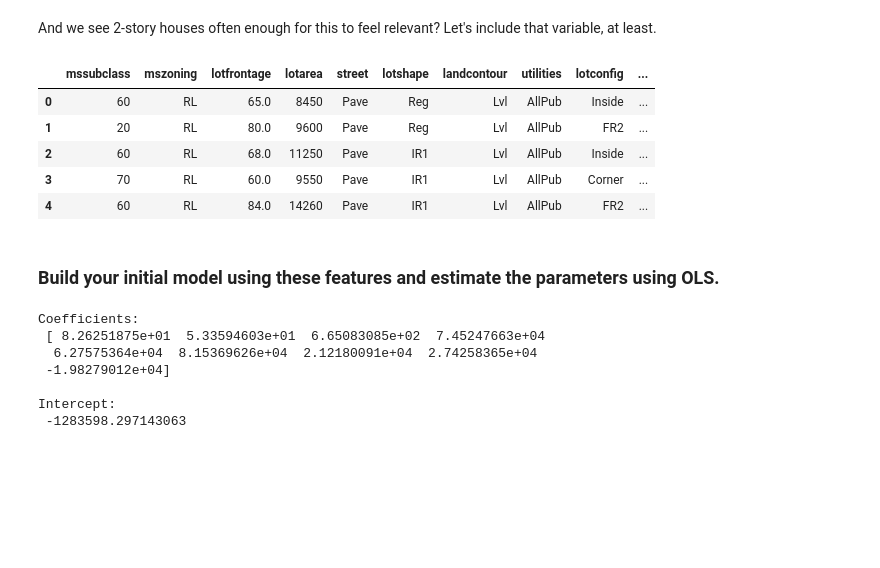
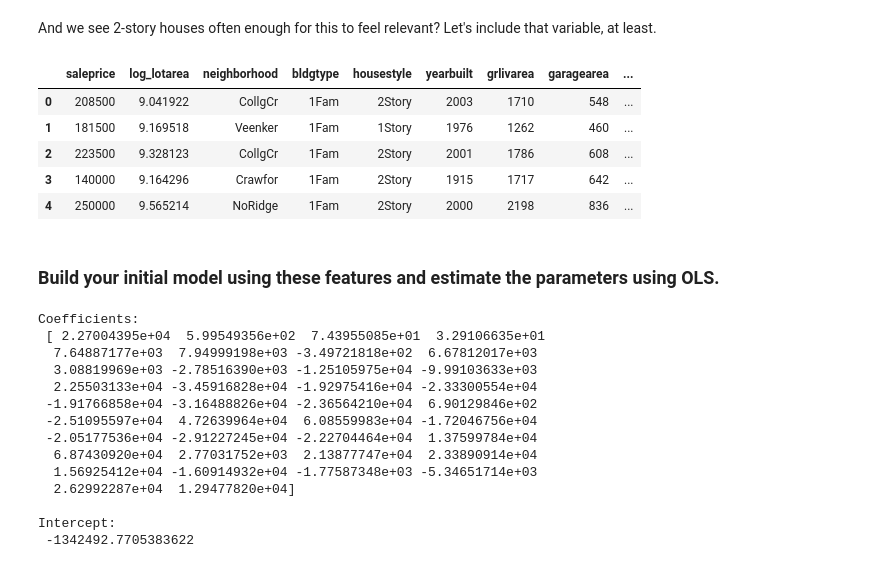
Before and after one commit to iamjeremybe/thinkful_data_science, a Jupyter notebook: Thinkful - Simple linear regression with OLS.ipynb, the cells around one changed output. Drawn from its saved outputs; the diff is of its cells as text; code cells hidden in the pictures; blank space fills up the shorter version.

```diff
--- a/Thinkful - Simple linear regression with OLS.ipynb
+++ b/Thinkful - Simple linear regression with OLS.ipynb
@@ -194,3 +219,6 @@ house_df['log_lotarea'] = np.log(house_df['lotarea'])
+# %%
+house_df['has_porch'] = ((house_df['openporchsf'] > 0) | (house_df['enclosedporch'] > 0) | (house_df['threessnporch'] > 0) | (house_df['screenporch'] > 0)).map({True: 1, False: 0})
+house_df['has_deck'] = (house_df['wooddecksf'] > 0).map({True: 1, False: 0})
 # %% [markdown]
 Neighborhood may be able to help predict which prices will be higher. There's certainly a difference in mean sale prices between neighborhoods!
 # %%
@@ -216,6 +244,6 @@ house_df[['neighborhood','saleprice']].groupby('neighborhood').mean().sort_value
 | MeadowV | 98576.470588 |
 # %%
 # Create a feature describing whether or not the property has a pool
-house_df['has_pool'] = house_df['poolarea'] > 0
+house_df['has_pool'] = (house_df['poolarea'] > 0).map({True: 1, False: 0})
 house_df['has_pool'].value_counts()
 # %% [output]
@@ -241,8 +269,8 @@ This doesn't look very conclusive to me. Let's skip this after all.
 ### Multivariate analysis
 # %%
 # Interesting variables we can try plotting against sale price
-vars_of_interest = ['saleprice','log_lotarea','neighborhood','bldgtype','housestyle','overallqual','overallcond','yearbuilt',
-                    'grlivarea','bedroomabvgr','totrmsabvgrd','garagearea','wooddecksf','mosold']
+vars_of_interest = ['saleprice','log_lotarea','neighborhood','bldgtype','housestyle','yearbuilt',
+                    'grlivarea','garagearea','has_deck','has_porch','mosold']
 # %%
 house_interest_df = house_df[vars_of_interest]
 house_interest_df.head()
@@ -364,16 +382,16 @@ Name: 2Story, dtype: int64
 # %% [markdown]
 And we see 2-story houses often enough for this to feel relevant? Let's include that variable, at least.
 # %%
-# Append one-hot versions of neighborhoods and house style to the dataframe of all variables
-house_df = pd.concat([house_df, pd.get_dummies(house_df['neighborhood'],drop_first=True)], axis=1)
-house_df = pd.concat([house_df, pd.get_dummies(house_df['housestyle'],drop_first=True)], axis=1)
-house_df.head()
+# Append one-hot versions of neighborhoods and house style to the dataframe of interesting variables
+house_interest_df = pd.concat([house_interest_df, pd.get_dummies(house_df['neighborhood'],drop_first=True)], axis=1)
+house_interest_df = pd.concat([house_interest_df, pd.get_dummies(house_df['housestyle'],drop_first=True)], axis=1)
+house_interest_df.head()
 # %% [output]
-|  | mssubclass | mszoning | lotfrontage | lotarea | street | lotshape | landcontour | utilities | lotconfig | ... |
-| 0 | 60 | RL | 65.0 | 8450 | Pave | Reg | Lvl | AllPub | Inside | ... |
-| 1 | 20 | RL | 80.0 | 9600 | Pave | Reg | Lvl | AllPub | FR2 | ... |
-| 2 | 60 | RL | 68.0 | 11250 | Pave | IR1 | Lvl | AllPub | Inside | ... |
-| 3 | 70 | RL | 60.0 | 9550 | Pave | IR1 | Lvl | AllPub | Corner | ... |
-| 4 | 60 | RL | 84.0 | 14260 | Pave | IR1 | Lvl | AllPub | FR2 | ... |
+|  | saleprice | log_lotarea | neighborhood | bldgtype | housestyle | yearbuilt | grlivarea | garagearea | ... |
+| 0 | 208500 | 9.041922 | CollgCr | 1Fam | 2Story | 2003 | 1710 | 548 | ... |
+| 1 | 181500 | 9.169518 | Veenker | 1Fam | 1Story | 1976 | 1262 | 460 | ... |
+| 2 | 223500 | 9.328123 | CollgCr | 1Fam | 2Story | 2001 | 1786 | 608 | ... |
+| 3 | 140000 | 9.164296 | Crawfor | 1Fam | 2Story | 1915 | 1717 | 642 | ... |
+| 4 | 250000 | 9.565214 | NoRidge | 1Fam | 2Story | 2000 | 2198 | 836 | ... |
 # %% [markdown]
 ### Build your initial model using these features and estimate the parameters using OLS.
@@ -380,11 +404,8 @@ house_df.head()
 # %%
 # Y is the target variable
-Y = house_df['saleprice']
+Y = house_interest_df['saleprice']
 # X is the feature set. I hope I didn't choose too many features...?
-X = house_df[['grlivarea','garagearea','yearbuilt',
-              'NridgHt','NoRidge','StoneBr','Somerst','Timber',
-              '2Story']]
-#'overallqual',
+X = house_interest_df[hidf_features]
 
 # We create a LinearRegression model object
 # from scikit-learn's linear_model module.
@@ -398,12 +419,19 @@ print('\nCoefficients: \n', lrm.coef_)
 print('\nIntercept: \n', lrm.intercept_)
 # %% [output]
 Coefficients:
- [ 8.26251875e+01  5.33594603e+01  6.65083085e+02  7.45247663e+04
-  6.27575364e+04  8.15369626e+04  2.12180091e+04  2.74258365e+04
- -1.98279012e+04]
+ [ 2.27004395e+04  5.99549356e+02  7.43955085e+01  3.29106635e+01
+  7.64887177e+03  7.94999198e+03 -3.49721818e+02  6.67812017e+03
+  3.08819969e+03 -2.78516390e+03 -1.25105975e+04 -9.99103633e+03
+  2.25503133e+04 -3.45916828e+04 -1.92975416e+04 -2.33300554e+04
+ -1.91766858e+04 -3.16488826e+04 -2.36564210e+04  6.90129846e+02
+ -2.51095597e+04  4.72639964e+04  6.08559983e+04 -1.72046756e+04
+ -2.05177536e+04 -2.91227245e+04 -2.22704464e+04  1.37599784e+04
+  6.87430920e+04  2.77031752e+03  2.13877747e+04  2.33890914e+04
+  1.56925412e+04 -1.60914932e+04 -1.77587348e+03 -5.34651714e+03
+  2.62992287e+04  1.29477820e+04]
 
 Intercept:
- -1283598.297143063
+ -1342492.7705383622
 # %%
 # We need to manually add a constant
 # in statsmodels' sm
```
Also changed, not shown: parts of 24 cells of this notebook.
